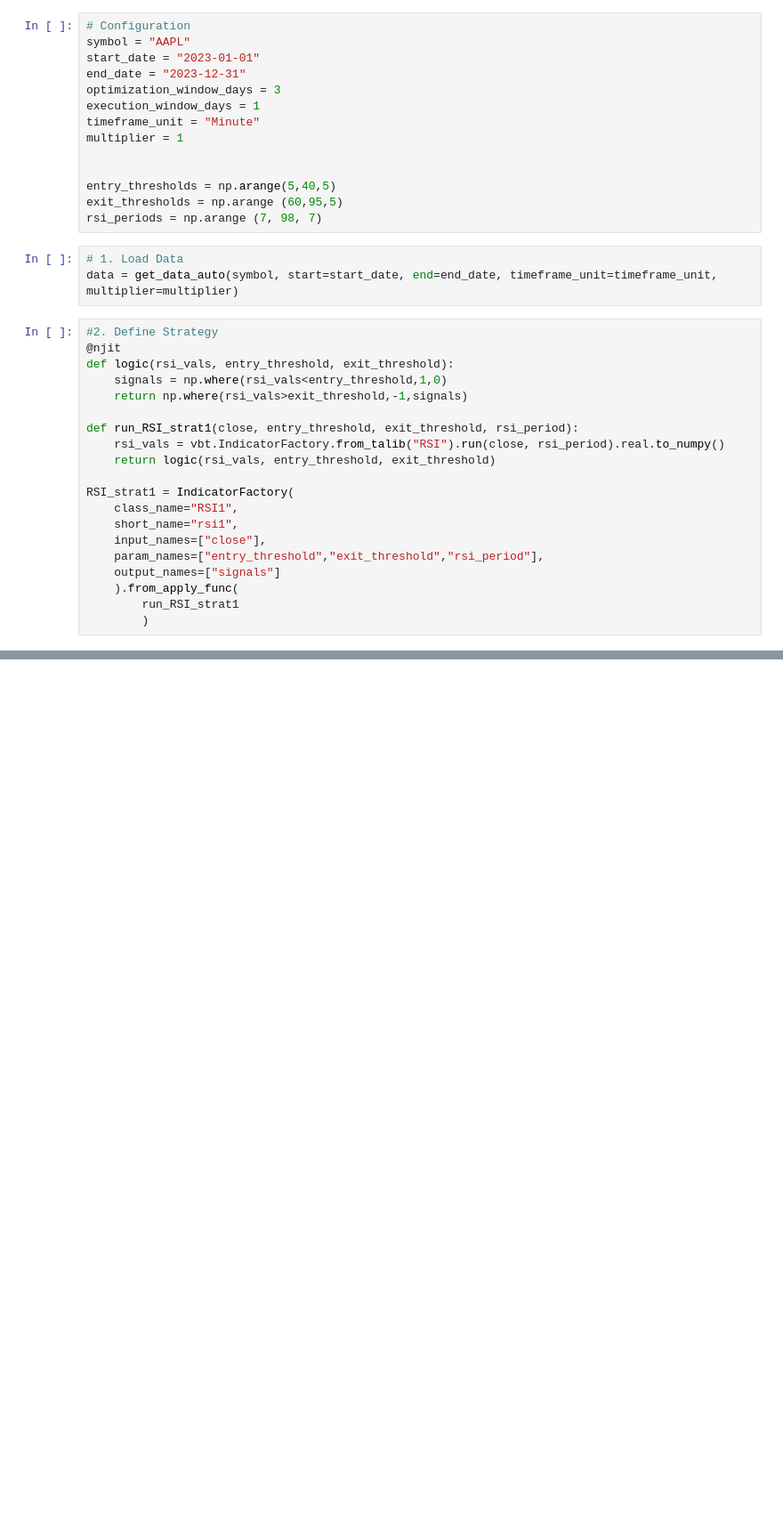
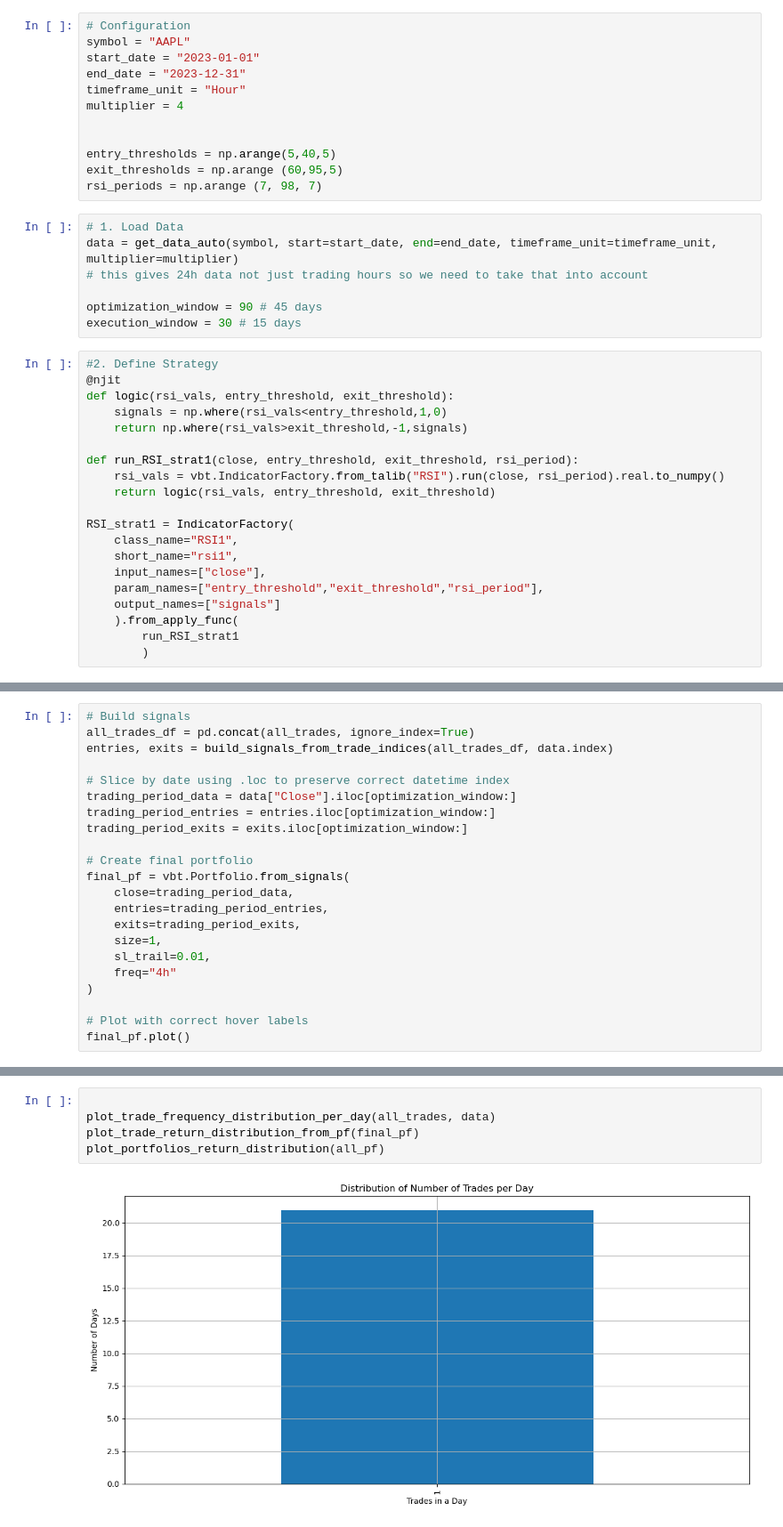
Before and after one commit to Code-For-3/Trading-for-Dummies, a Jupyter notebook: Promise this is final one/TESting new different tp.ipynb, the cells around one changed output, grey strips where cells are left out. Shown at 89% size. Saved outputs shown, nothing was run; the diff lists cells and outputs as text; blank space fills up the shorter version.

```diff
--- a/Promise this is final one/TESting new different tp.ipynb
+++ b/Promise this is final one/TESting new different tp.ipynb
@@ -26,10 +28,8 @@ import optuna
 symbol = "AAPL"
 start_date = "2023-01-01"
 end_date = "2023-12-31"
-optimization_window_days = 3
-execution_window_days = 1
-timeframe_unit = "Minute"
-multiplier = 1
+timeframe_unit = "Hour"
+multiplier = 4
 
 
 entry_thresholds = np.arange(5,40,5)
@@ -38,6 +38,10 @@ rsi_periods = np.arange (7, 98, 7)
 # %%
 # 1. Load Data
 data = get_data_auto(symbol, start=start_date, end=end_date, timeframe_unit=timeframe_unit, multiplier=multiplier)
+# this gives 24h data not just trading hours so we need to take that into account
+
+optimization_window = 90 # 45 days
+execution_window = 30 # 15 days
 # %%
 #2. Define Strategy
 @njit
@@ -192,0 +172,22 @@ plt.show()
+# %%
+# Build signals
+all_trades_df = pd.concat(all_trades, ignore_index=True)
+entries, exits = build_signals_from_trade_indices(all_trades_df, data.index)
+
+# Slice by date using .loc to preserve correct datetime index
+trading_period_data = data["Close"].iloc[optimization_window:]
+trading_period_entries = entries.iloc[optimization_window:]
+trading_period_exits = exits.iloc[optimization_window:]
+
+# Create final portfolio
+final_pf = vbt.Portfolio.from_signals(
+    close=trading_period_data,
+    entries=trading_period_entries,
+    exits=trading_period_exits,
+    size=1,
+    sl_trail=0.01,
+    freq="4h"
+)
+
+# Plot with correct hover labels
+final_pf.plot()
@@ -192,0 +212,7 @@ plt.show()
+# %%
+
+plot_trade_frequency_distribution_per_day(all_trades, data)
+plot_trade_return_distribution_from_pf(final_pf)
+plot_portfolios_return_distribution(all_pf)
+# %% [output]
+[figure, added]
```
Also changed, not shown: parts of 9 cells of this notebook.
